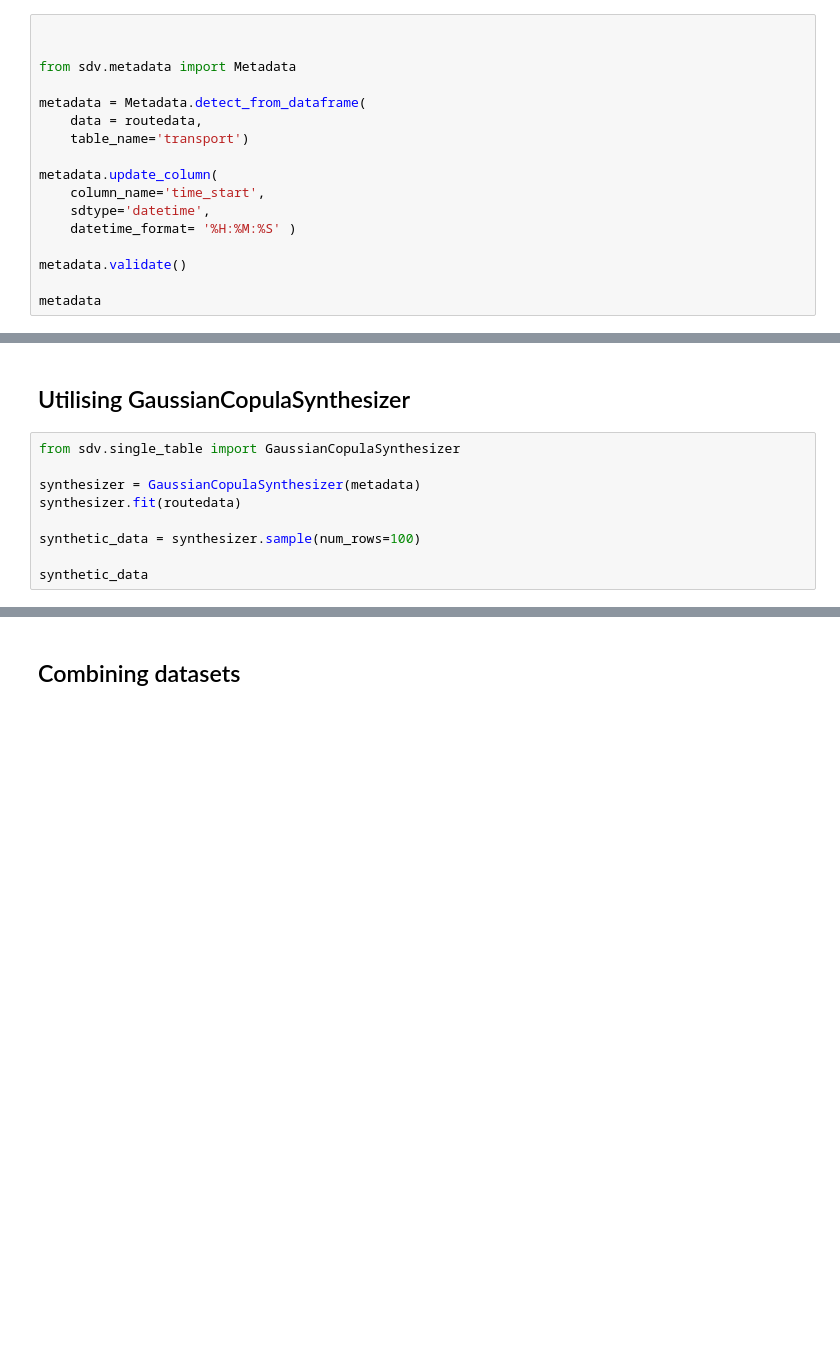
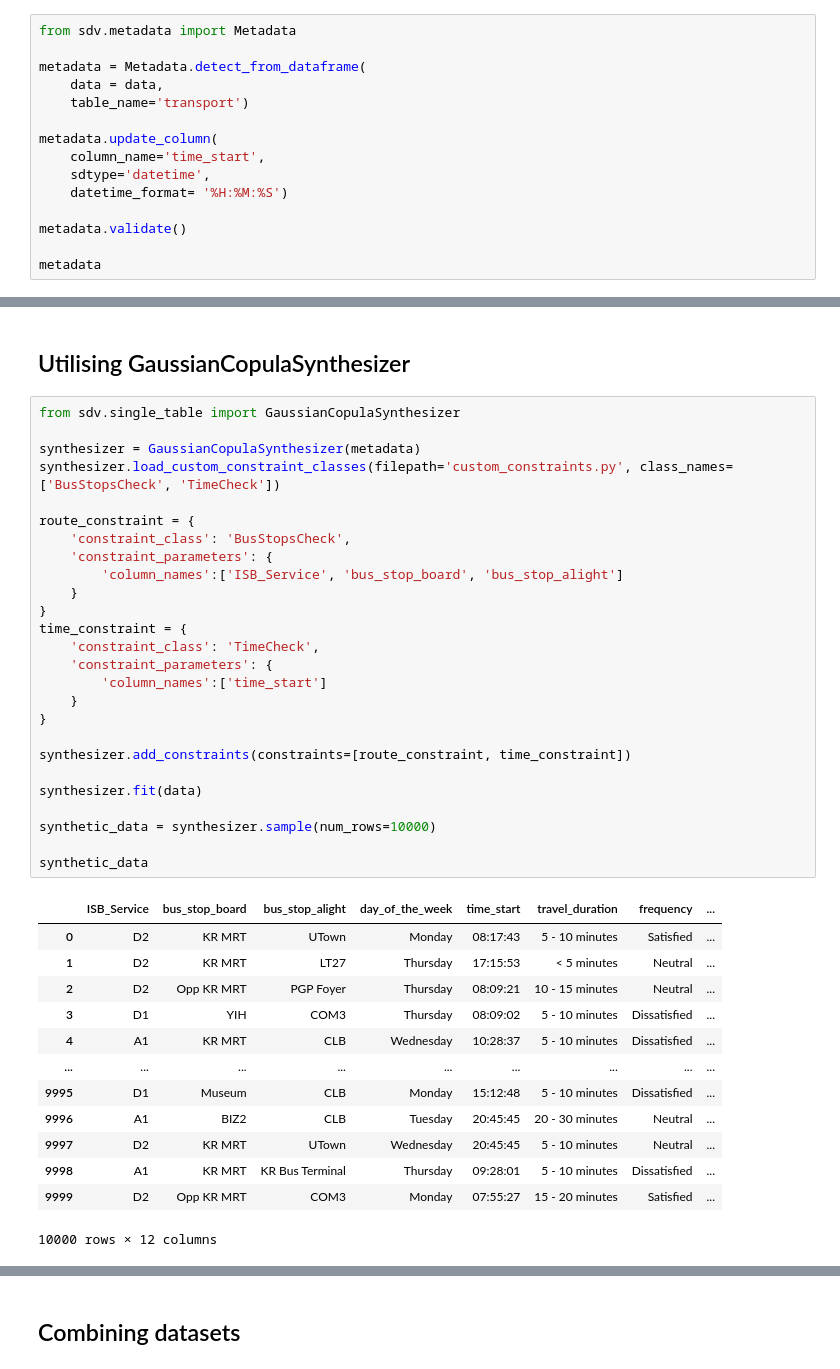
Before and after one commit to angelynnnnn/Optimizing-Public-Transport-Data, a Jupyter notebook: testsynthesise.ipynb, the cells around one changed output, grey strips where cells are left out. Drawn from its saved outputs; the diff is of its cells as text; blank space fills up the shorter version.

```diff
--- a/testsynthesise.ipynb
+++ b/testsynthesise.ipynb
@@ -288,18 +36,16 @@ routedata
 # %% [markdown]
 ### for routes only
 # %%
-
-
 from sdv.metadata import Metadata
 
 metadata = Metadata.detect_from_dataframe(
-    data = routedata,
+    data = data,
     table_name='transport')
 
 metadata.update_column(
     column_name='time_start',
     sdtype='datetime',
-    datetime_format= '%H:%M:%S' )
+    datetime_format= '%H:%M:%S')
 
 metadata.validate()
 
@@ -309,9 +73,40 @@ metadata
 # %%
 from sdv.single_table import GaussianCopulaSynthesizer
 
 synthesizer = GaussianCopulaSynthesizer(metadata)
-synthesizer.fit(routedata)
+synthesizer.load_custom_constraint_classes(filepath='custom_constraints.py', class_names=['BusStopsCheck', 'TimeCheck'])
 
-synthetic_data = synthesizer.sample(num_rows=100)
+route_constraint = {
+    'constraint_class': 'BusStopsCheck',
+    'constraint_parameters': {
+        'column_names':['ISB_Service', 'bus_stop_board', 'bus_stop_alight']
+    }
+}
+time_constraint = {
+    'constraint_class': 'TimeCheck',
+    'constraint_parameters': {
+        'column_names':['time_start']
+    }
+}
+
+synthesizer.add_constraints(constraints=[route_constraint, time_constraint])
+
+synthesizer.fit(data)
+
+synthetic_data = synthesizer.sample(num_rows=10000)
 
 synthetic_data
+# %% [output]
+|  | ISB_Service | bus_stop_board | bus_stop_alight | day_of_the_week | time_start | travel_duration | frequency | ... |
+| 0 | D2 | KR MRT | UTown | Monday | 08:17:43 | 5 - 10 minutes | Satisfied | ... |
+| 1 | D2 | KR MRT | LT27 | Thursday | 17:15:53 | < 5 minutes | Neutral | ... |
+| 2 | D2 | Opp KR MRT | PGP Foyer | Thursday | 08:09:21 | 10 - 15 minutes | Neutral | ... |
+| 3 | D1 | YIH | COM3 | Thursday | 08:09:02 | 5 - 10 minutes | Dissatisfied | ... |
+| 4 | A1 | KR MRT | CLB | Wednesday | 10:28:37 | 5 - 10 minutes | Dissatisfied | ... |
+| ... | ... | ... | ... | ... | ... | ... | ... | ... |
+| 9995 | D1 | Museum | CLB | Monday | 15:12:48 | 5 - 10 minutes | Dissatisfied | ... |
+| 9996 | A1 | BIZ2 | CLB | Tuesday | 20:45:45 | 20 - 30 minutes | Neutral | ... |
+| 9997 | D2 | KR MRT | UTown | Wednesday | 20:45:45 | 5 - 10 minutes | Neutral | ... |
+| 9998 | A1 | KR MRT | KR Bus Terminal | Thursday | 09:28:01 | 5 - 10 minutes | Dissatisfied | ... |
+| 9999 | D2 | Opp KR MRT | COM3 | Monday | 07:55:27 | 15 - 20 minutes | Satisfied | ... |
+10000 rows × 12 columns
```
Also changed, not shown: parts of 22 cells of this notebook.
